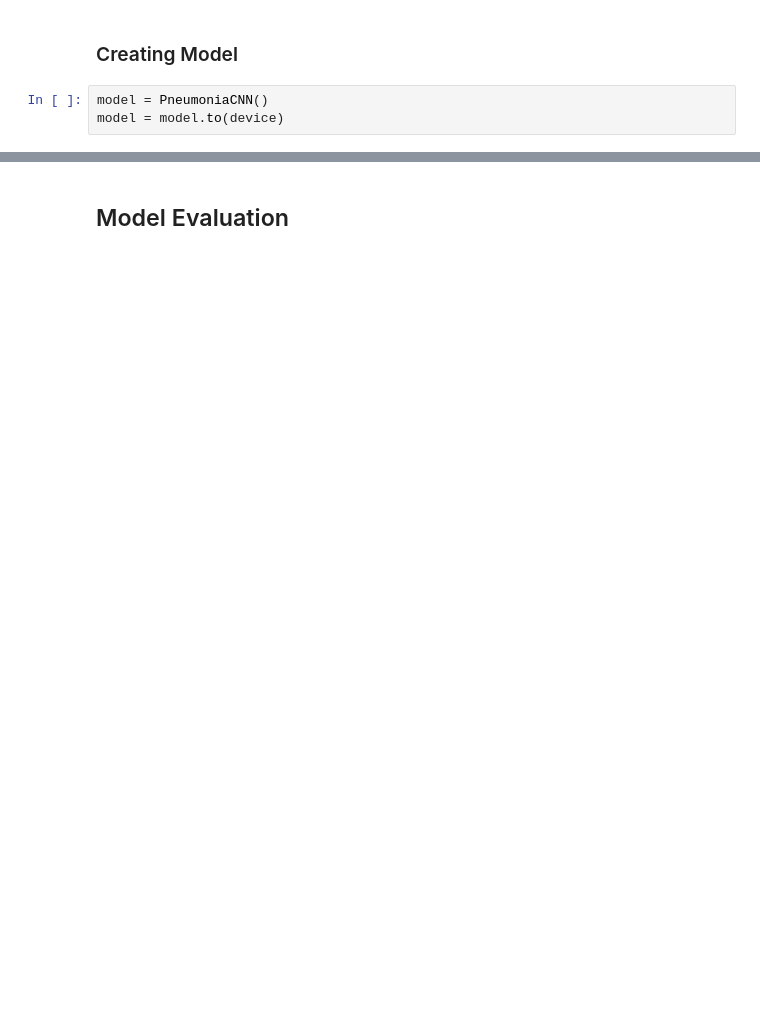
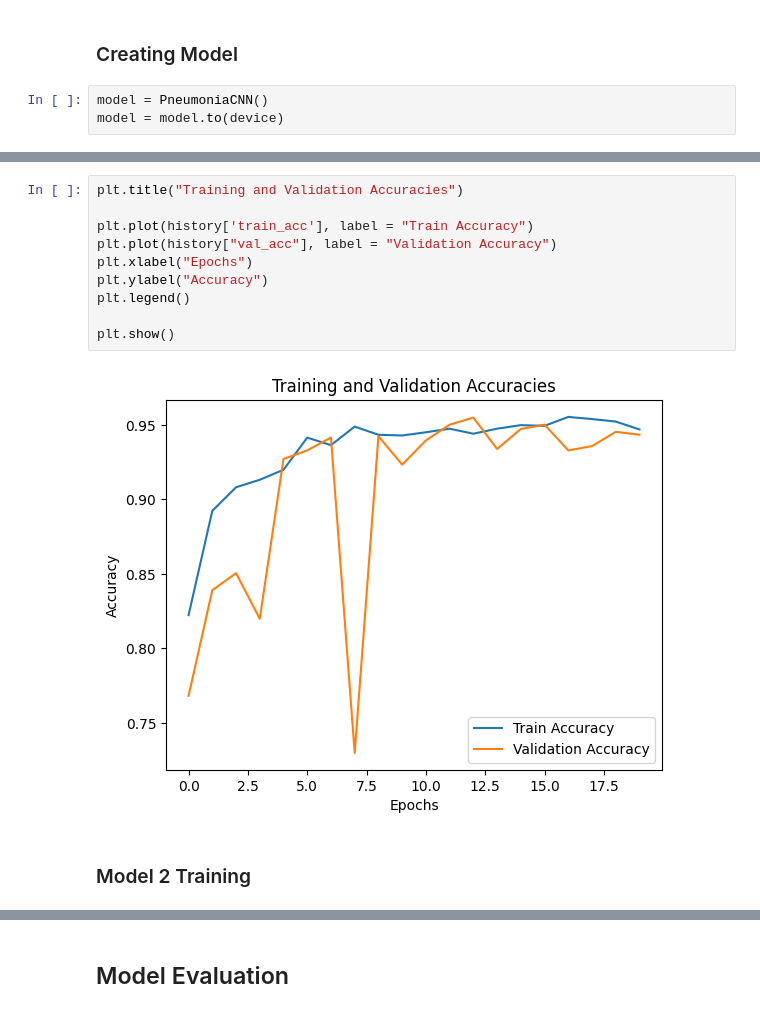
Before and after one commit to ShrDar/Pneumonia-Classifier-CNN, a Jupyter notebook: backend/notebooks/pneumonia_classifier_pytorch.ipynb, the cells around one changed output, grey strips where cells are left out. Cells and saved outputs as stored; diff of their text form; blank space fills up the shorter version.

```diff
--- a/backend/notebooks/pneumonia_classifier_pytorch.ipynb
+++ b/backend/notebooks/pneumonia_classifier_pytorch.ipynb
@@ -510,0 +695,14 @@ for epoch in range(NUM_EPOCHS):
+# %%
+plt.title("Training and Validation Accuracies")
+
+plt.plot(history['train_acc'], label = "Train Accuracy")
+plt.plot(history["val_acc"], label = "Validation Accuracy")
+plt.xlabel("Epochs")
+plt.ylabel("Accuracy")
+plt.legend()
+
+plt.show()
+# %% [output]
+[figure, added]
+# %% [markdown]
+### Model 2 Training
```
Also changed, not shown: parts of 90 cells of this notebook.
